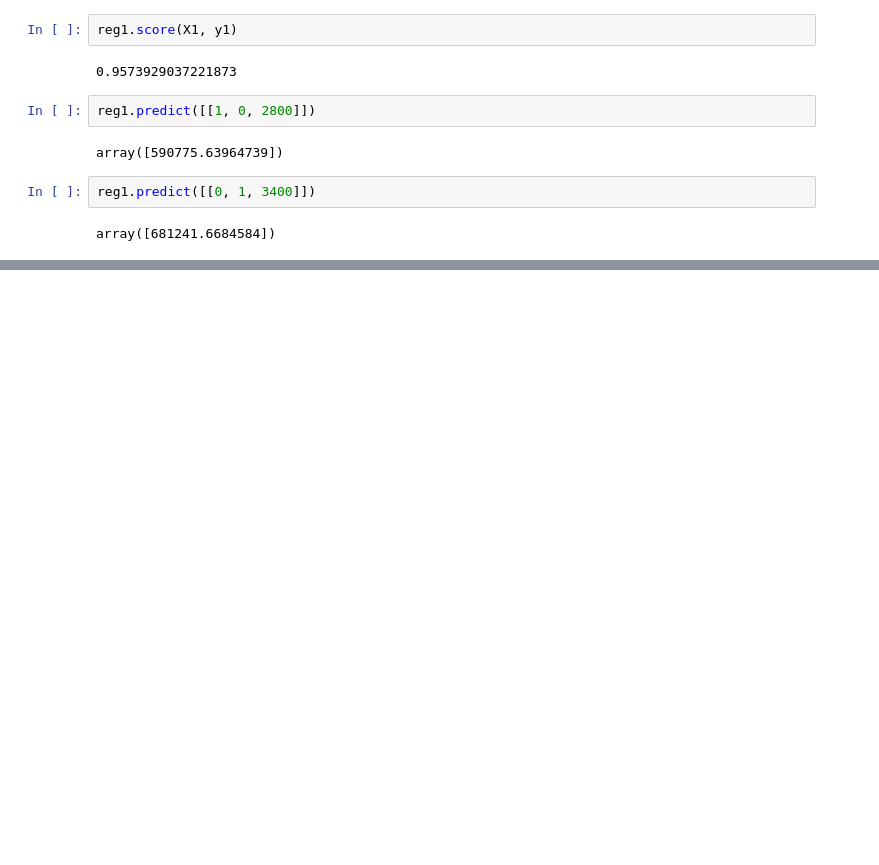
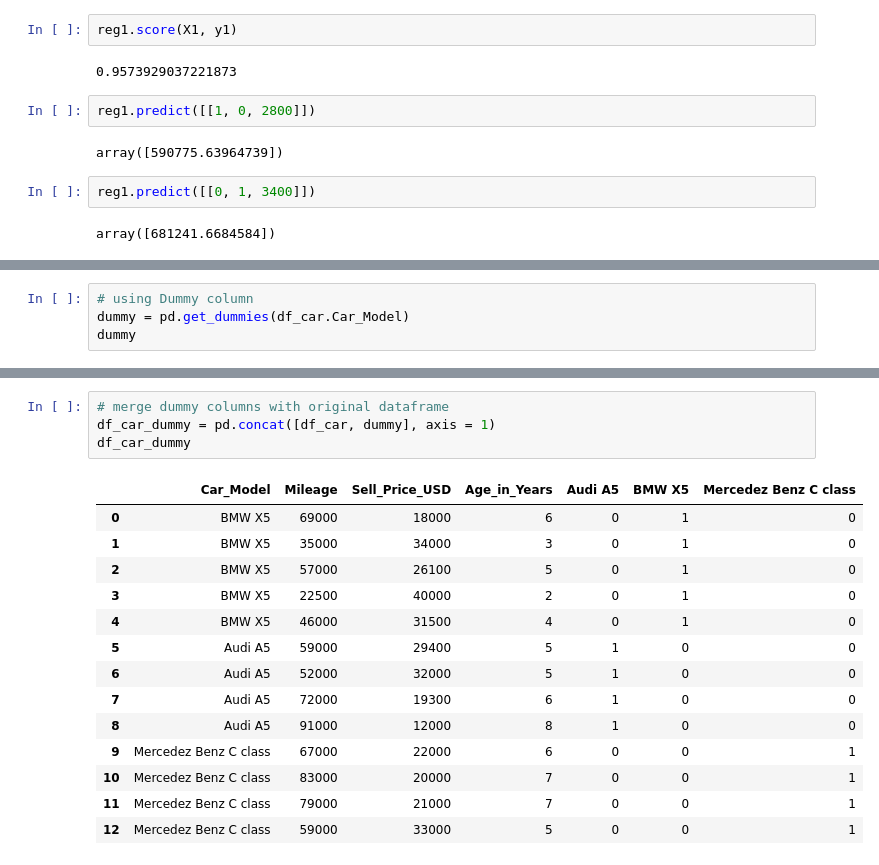
Before and after one commit to shankareaga/Machine-Learning-algorithms, a Jupyter notebook: LR_Dummies_One_Hot_Encoding.ipynb, the cells around one changed output, grey strips where cells are left out. Drawn from its saved outputs; the diff is of its cells as text; blank space fills up the shorter version.

```diff
--- a/LR_Dummies_One_Hot_Encoding.ipynb
+++ b/LR_Dummies_One_Hot_Encoding.ipynb
@@ -283,0 +340,4 @@ array([681241.6684584])
+# %%
+# using Dummy column
+dummy = pd.get_dummies(df_car.Car_Model)
+dummy
@@ -283,0 +359,19 @@ array([681241.6684584])
+# %%
+# merge dummy columns with original dataframe
+df_car_dummy = pd.concat([df_car, dummy], axis = 1)
+df_car_dummy
+# %% [output]
+|  | Car_Model | Mileage | Sell_Price_USD | Age_in_Years | Audi A5 | BMW X5 | Mercedez Benz C class |
+| 0 | BMW X5 | 69000 | 18000 | 6 | 0 | 1 | 0 |
+| 1 | BMW X5 | 35000 | 34000 | 3 | 0 | 1 | 0 |
+| 2 | BMW X5 | 57000 | 26100 | 5 | 0 | 1 | 0 |
+| 3 | BMW X5 | 22500 | 40000 | 2 | 0 | 1 | 0 |
+| 4 | BMW X5 | 46000 | 31500 | 4 | 0 | 1 | 0 |
+| 5 | Audi A5 | 59000 | 29400 | 5 | 1 | 0 | 0 |
+| 6 | Audi A5 | 52000 | 32000 | 5 | 1 | 0 | 0 |
+| 7 | Audi A5 | 72000 | 19300 | 6 | 1 | 0 | 0 |
+| 8 | Audi A5 | 91000 | 12000 | 8 | 1 | 0 | 0 |
+| 9 | Mercedez Benz C class | 67000 | 22000 | 6 | 0 | 0 | 1 |
+| 10 | Mercedez Benz C class | 83000 | 20000 | 7 | 0 | 0 | 1 |
+| 11 | Mercedez Benz C class | 79000 | 21000 | 7 | 0 | 0 | 1 |
+| 12 | Mercedez Benz C class | 59000 | 33000 | 5 | 0 | 0 | 1 |
```
Also changed, not shown: parts of 29 cells of this notebook.
